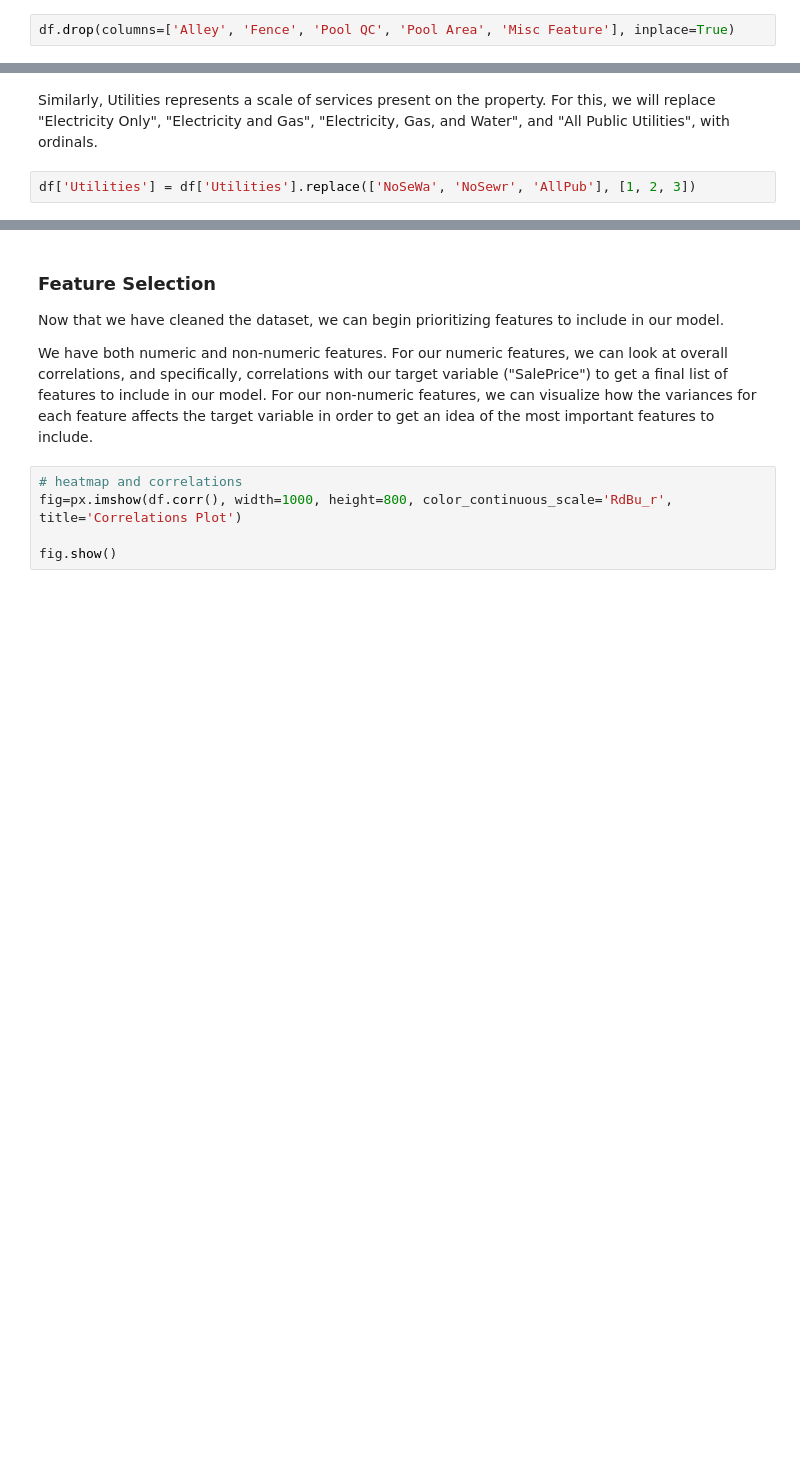
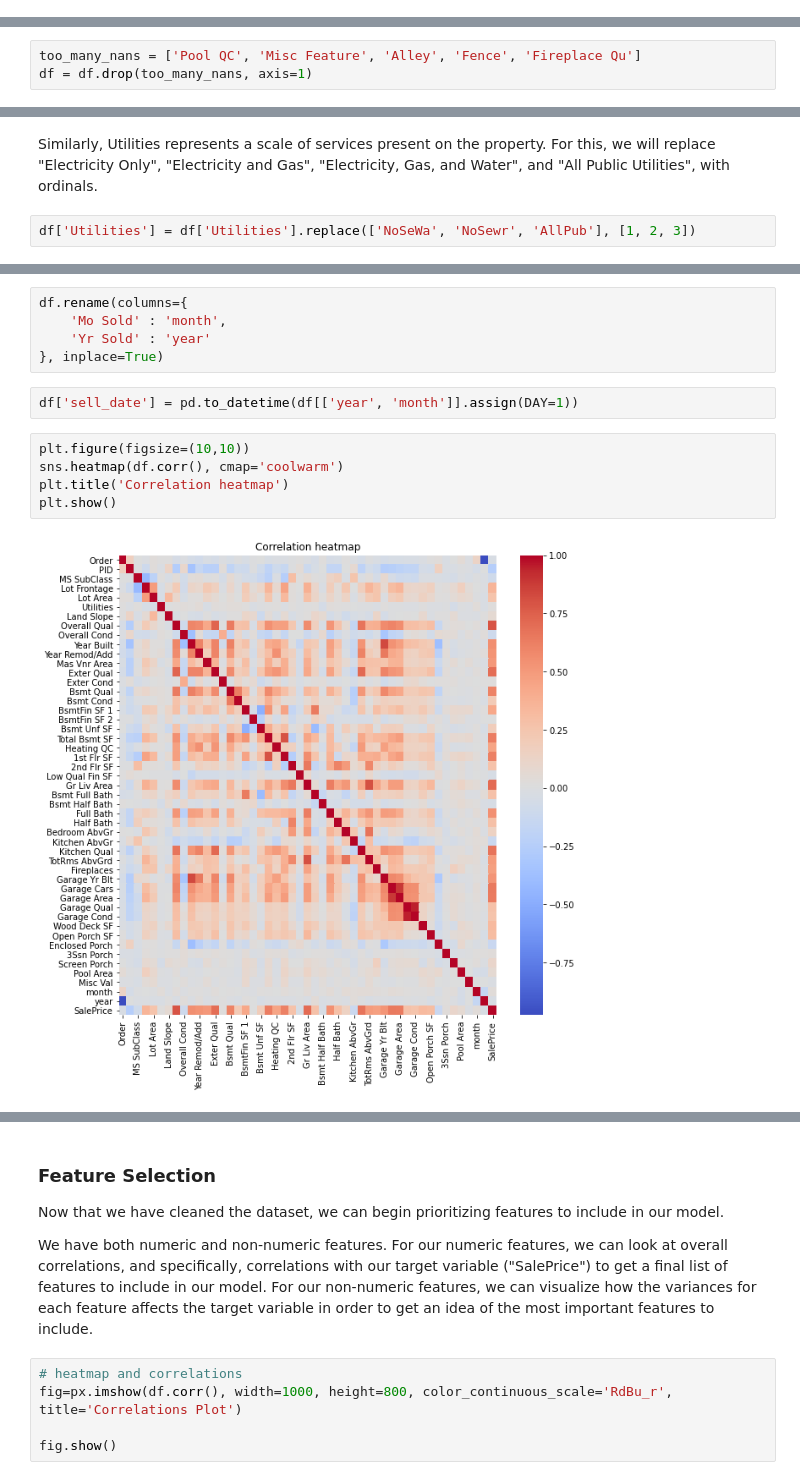
Before and after one commit to RekaCodes/real-estate-prediction, a Jupyter notebook: RE_price_predictions.ipynb, the cells around one changed output, grey strips where cells are left out. Cells and saved outputs as stored; diff of their text form; blank space fills up the shorter version.

```diff
--- a/RE_price_predictions.ipynb
+++ b/RE_price_predictions.ipynb
@@ -198,2 +134,0 @@ Now that we have created better replacements for these columns, we can drop the
-# %%
-df.drop(columns=['Alley', 'Fence', 'Pool QC', 'Pool Area', 'Misc Feature'], inplace=True)
@@ -199,0 +137,3 @@ df.drop(columns=['Alley', 'Fence', 'Pool QC', 'Pool Area', 'Misc Feature'], inpl
+# %%
+too_many_nans = ['Pool QC', 'Misc Feature', 'Alley', 'Fence', 'Fireplace Qu']
+df = df.drop(too_many_nans, axis=1)
@@ -301,0 +260,14 @@ memory usage: 1.7+ MB
+# %%
+df.rename(columns={
+    'Mo Sold' : 'month',
+    'Yr Sold' : 'year'
+}, inplace=True)
+# %%
+df['sell_date'] = pd.to_datetime(df[['year', 'month']].assign(DAY=1))
+# %%
+plt.figure(figsize=(10,10))
+sns.heatmap(df.corr(), cmap='coolwarm')
+plt.title('Correlation heatmap')
+plt.show()
+# %% [output]
+[figure, added]
```
Also changed, not shown: parts of 35 cells of this notebook.
